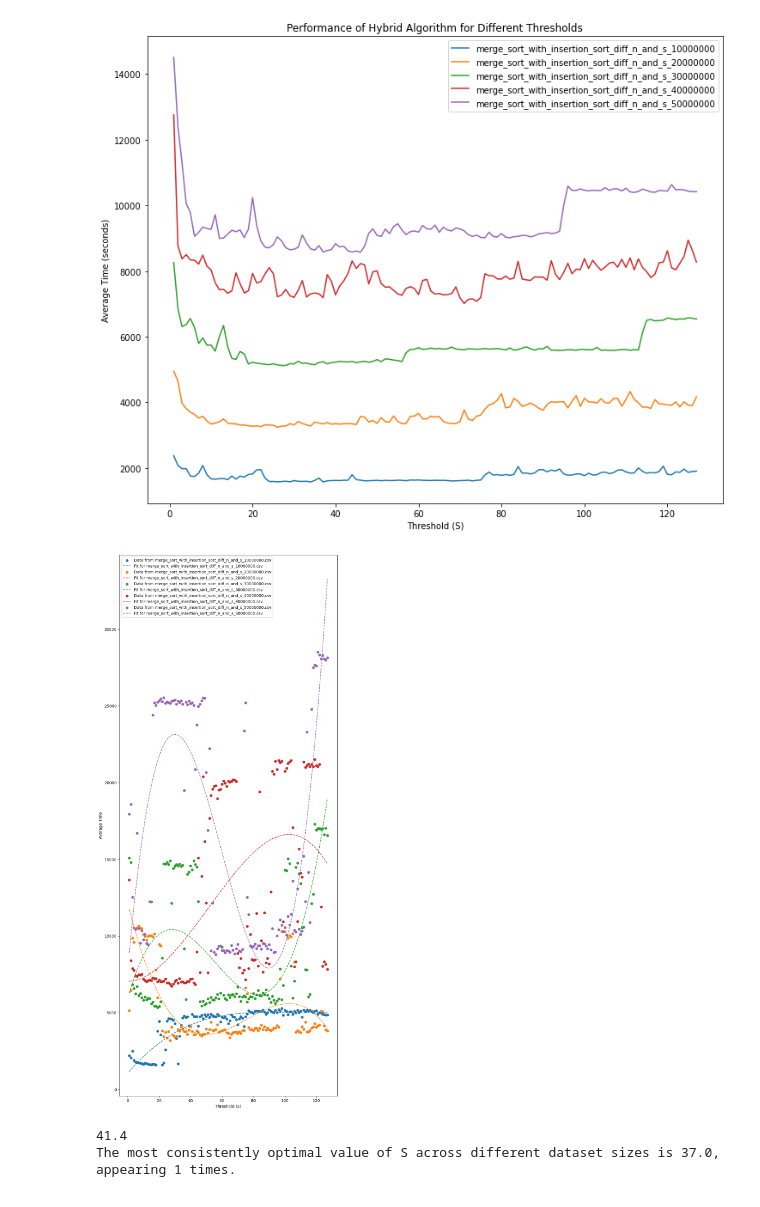
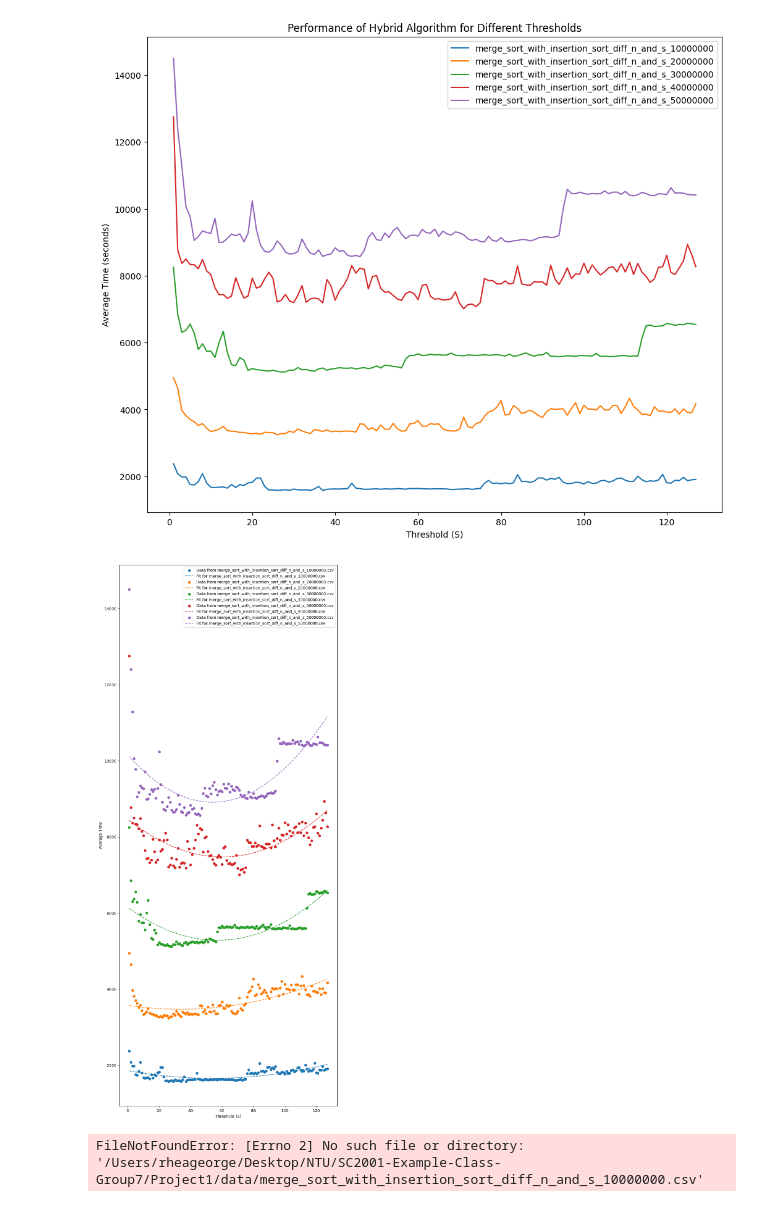
Before and after one commit to pufanyi/SC2001-Example-Class-Group7, a Jupyter notebook: Project1/PartC(iii).ipynb, the cells around one changed output. Drawn from its saved outputs; the diff is of its cells as text; code cells hidden in the pictures.

```diff
--- a/Project1/PartC(iii).ipynb
+++ b/Project1/PartC(iii).ipynb
@@ -17,7 +17,7 @@ filenames = [
 
 # Update this path to match where you have saved the cloned GitHub repository
 directory_path = (
-    "/Users/rheageorge/Desktop/NTU/SC2001-Example-Class-Group7/Project1/data/"
+    "./data/"
 )
 
 # Loop through each specified CSV file
@@ -45,7 +45,7 @@ plt.legend()
 # Show the plot
 plt.show()
 # %% [output]
-[figure, old version]
+[figure, new version]
 # %%
 import pandas as pd
 import matplotlib.pyplot as plt
@@ -69,37 +69,37 @@ filenames = [
 
 # Directory path
 directory_path = (
-    "/Users/rheageorge/Desktop/NTU/SC2001-Example-Class-Group7/Project1/data/"
+    "./data/"
 )
 
 # Create a plot
 plt.figure(figsize=(10, 25))
 
 # Loop through each specified CSV file
 for filename in filenames:
     filepath = os.path.join(directory_path, filename)
     data = pd.read_csv(filepath)
     data["avg_time"] = (data["time1"] + data["time2"] + data["time3"]) / 3.0
 
     # Curve fitting
     params, covariance = curve_fit(quadratic, data["threshold"], data["avg_time"])
 
     # Generate fitted data
     x_fit = np.linspace(min(data["threshold"]), max(data["threshold"]), 500)
     y_fit = quadratic(x_fit, *params)
 
     plt.scatter(data["threshold"], data["avg_time"], label=f"Data from {filename}")
     plt.plot(x_fit, y_fit, linestyle="--", label=f"Fit for {filename}")
 
 # Add labels and title
 plt.xlabel("Threshold (S)")
 plt.ylabel("Average Time")
 plt.legend()
 
 # Show the plot
 plt.show()
 # %% [output]
-[figure, old version]
+[figure, new version]
 # %%
 import pandas as pd
 import os
@@ -152,5 +152,4 @@ print(
     f"The most consistently optimal value of S across different dataset sizes is {most_optimal_s}, appearing {frequency} times."
 )
 # %% [output]
-41.4
-The most consistently optimal value of S across different dataset sizes is 37.0, appearing 1 times.
+FileNotFoundError: [Errno 2] No such file or directory: '/Users/rheageorge/Desktop/NTU/SC2001-Example-Class-Group7/Project1/data/merge_sort_with_insertion_sort_diff_n_and_s_10000000.csv'
```
Also changed, not shown: 3 other files.
